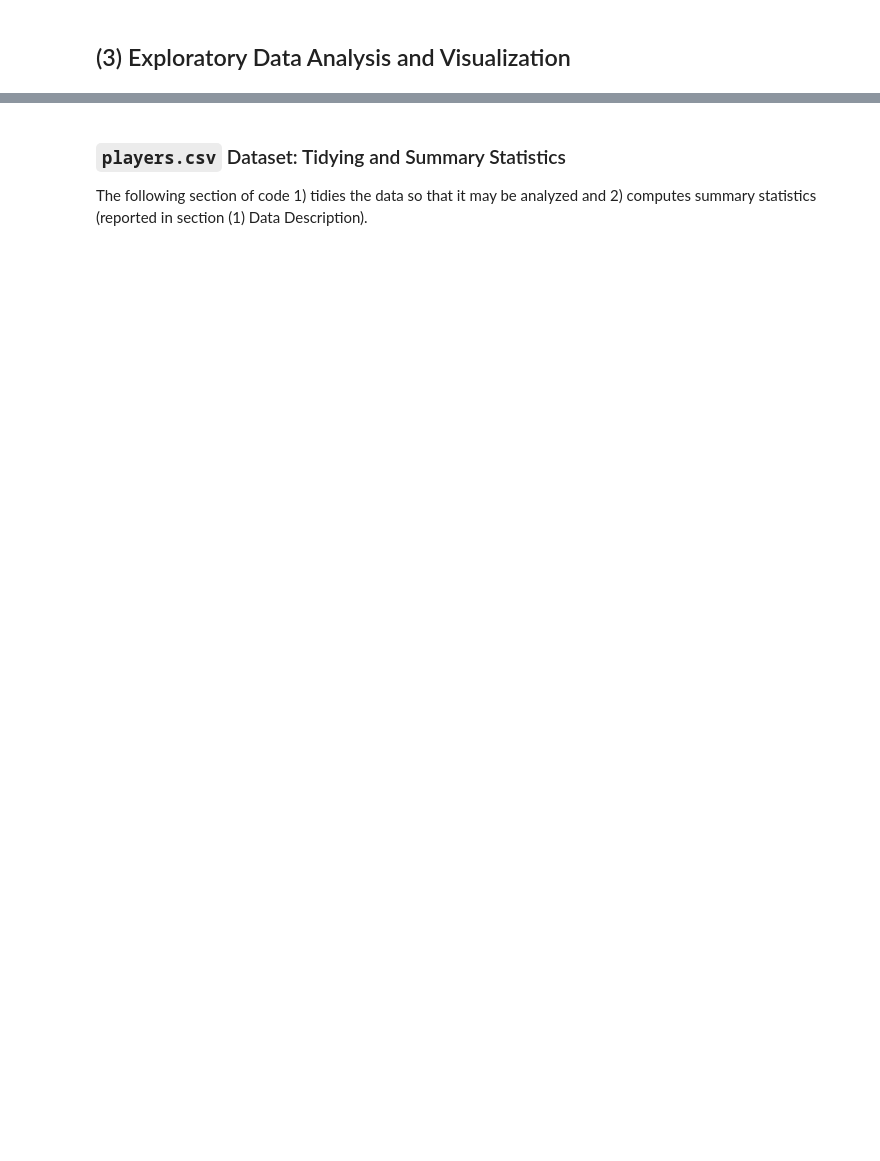
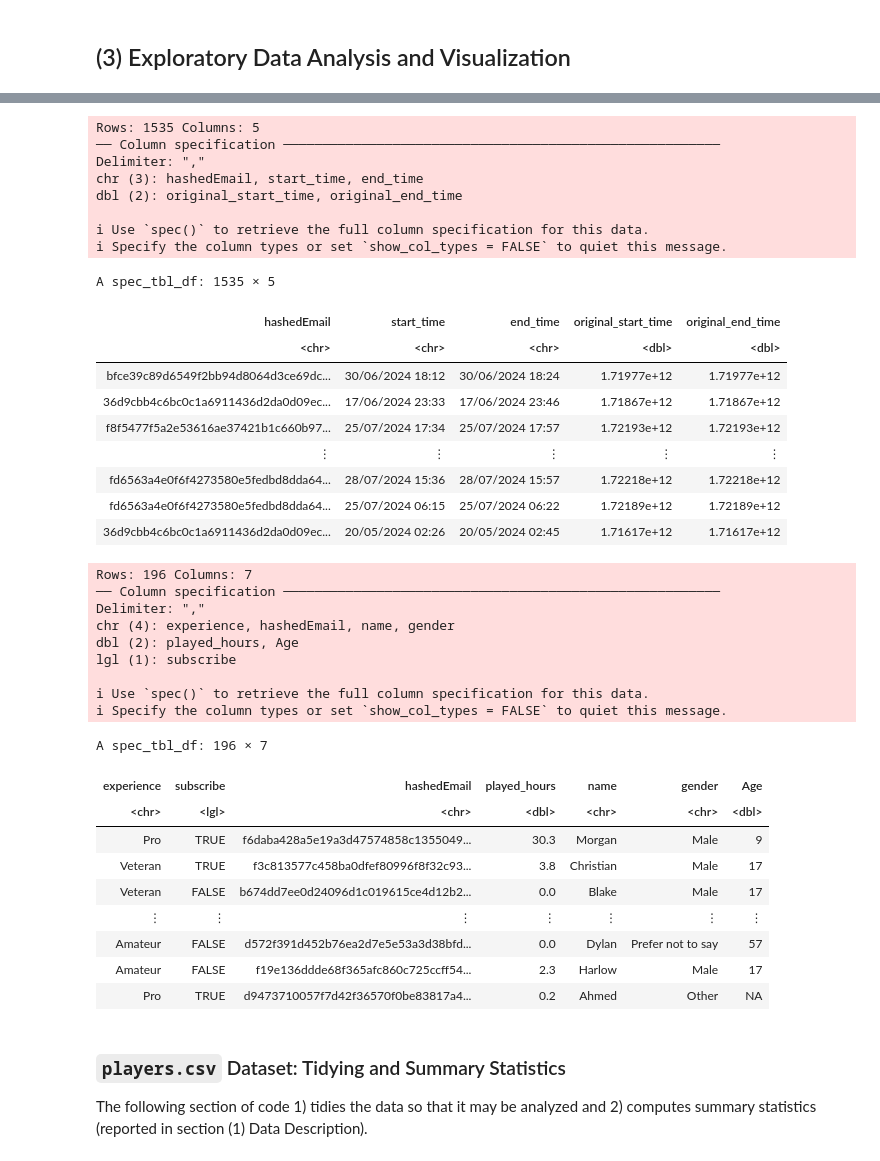
Before and after one commit to katelynteng/project_planning, a Jupyter notebook: project_planning.ipynb, the cells around one changed output, grey strips where cells are left out. Cells and saved outputs as stored; diff of their text form; code cells hidden in the pictures; blank space fills up the shorter version.

```diff
--- a/project_planning.ipynb
+++ b/project_planning.ipynb
@@ -47,11 +84,51 @@ options(repr.matrix.max.rows = 6)
 # %%
 #Reading in data from the sessions dataset
 
 sessions_data <- read_csv("data/sessions.csv")
+sessions_data
 
 #Reading in data from the players dataset
 
 players_data <- read_csv("data/players.csv")
+players_data
+# %% [output]
+Rows: 1535 Columns: 5
+── Column specification ────────────────────────────────────────────────────────
+Delimiter: ","
+chr (3): hashedEmail, start_time, end_time
+dbl (2): original_start_time, original_end_time
+
+ℹ Use `spec()` to retrieve the full column specification for this data.
+ℹ Specify the column types or set `show_col_types = FALSE` to quiet this message.
+A spec_tbl_df: 1535 × 5
+| hashedEmail | start_time | end_time | original_start_time | original_end_time |
+| <chr> | <chr> | <chr> | <dbl> | <dbl> |
+| bfce39c89d6549f2bb94d8064d3ce69dc... | 30/06/2024 18:12 | 30/06/2024 18:24 | 1.71977e+12 | 1.71977e+12 |
+| 36d9cbb4c6bc0c1a6911436d2da0d09ec... | 17/06/2024 23:33 | 17/06/2024 23:46 | 1.71867e+12 | 1.71867e+12 |
+| f8f5477f5a2e53616ae37421b1c660b97... | 25/07/2024 17:34 | 25/07/2024 17:57 | 1.72193e+12 | 1.72193e+12 |
+| ⋮ | ⋮ | ⋮ | ⋮ | ⋮ |
+| fd6563a4e0f6f4273580e5fedbd8dda64... | 28/07/2024 15:36 | 28/07/2024 15:57 | 1.72218e+12 | 1.72218e+12 |
+| fd6563a4e0f6f4273580e5fedbd8dda64... | 25/07/2024 06:15 | 25/07/2024 06:22 | 1.72189e+12 | 1.72189e+12 |
+| 36d9cbb4c6bc0c1a6911436d2da0d09ec... | 20/05/2024 02:26 | 20/05/2024 02:45 | 1.71617e+12 | 1.71617e+12 |
+Rows: 196 Columns: 7
+── Column specification ────────────────────────────────────────────────────────
+Delimiter: ","
+chr (4): experience, hashedEmail, name, gender
+dbl (2): played_hours, Age
+lgl (1): subscribe
+
+ℹ Use `spec()` to retrieve the full column specification for this data.
+ℹ Specify the column types or set `show_col_types = FALSE` to quiet this message.
+A spec_tbl_df: 196 × 7
+| experience | subscribe | hashedEmail | played_hours | name | gender | Age |
+| <chr> | <lgl> | <chr> | <dbl> | <chr> | <chr> | <dbl> |
+| Pro | TRUE | f6daba428a5e19a3d47574858c1355049... | 30.3 | Morgan | Male | 9 |
+| Veteran | TRUE | f3c813577c458ba0dfef80996f8f32c93... | 3.8 | Christian | Male | 17 |
+| Veteran | FALSE | b674dd7ee0d24096d1c019615ce4d12b2... | 0.0 | Blake | Male | 17 |
+| ⋮ | ⋮ | ⋮ | ⋮ | ⋮ | ⋮ | ⋮ |
+| Amateur | FALSE | d572f391d452b76ea2d7e5e53a3d38bfd... | 0.0 | Dylan | Prefer not to say | 57 |
+| Amateur | FALSE | f19e136ddde68f365afc860c725ccff54... | 2.3 | Harlow | Male | 17 |
+| Pro | TRUE | d9473710057f7d42f36570f0be83817a4... | 0.2 | Ahmed | Other | NA |
 # %% [markdown]
 ### `players.csv` Dataset: Tidying and Summary Statistics
 
```
Also changed, not shown: parts of 8 cells of this notebook.
